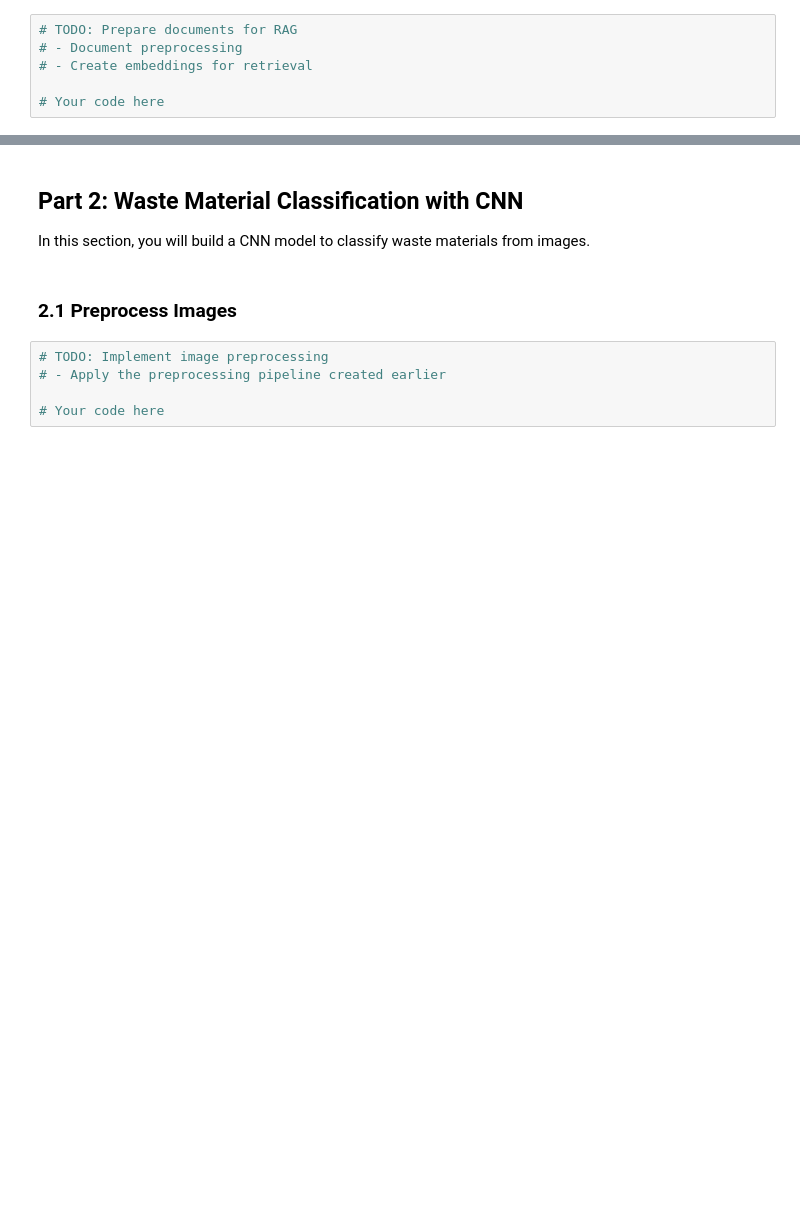
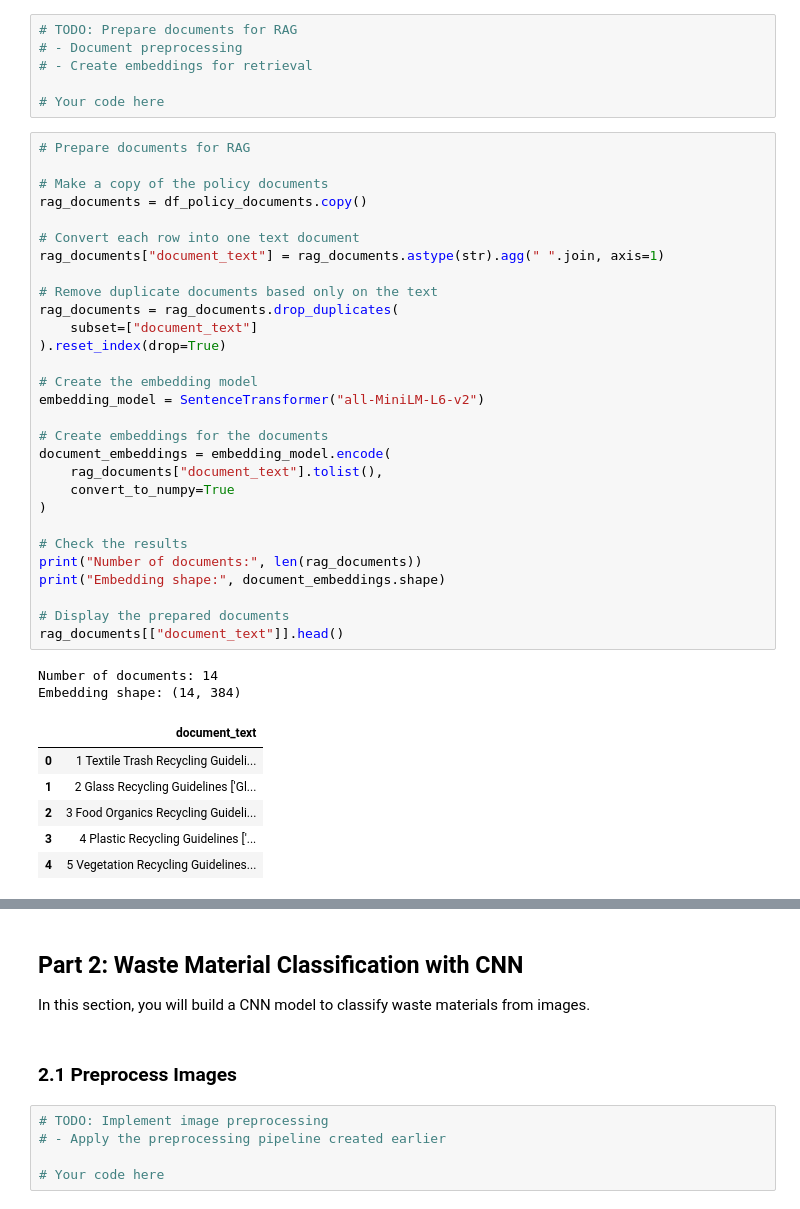
Before and after one commit to JacintaOsoro/NNs-and-SIMILIAR-MODELS-GROUP-8, a Jupyter notebook: waste_management_summative.ipynb, the cells around one changed output, grey strips where cells are left out. Saved outputs shown, nothing was run; the diff lists cells and outputs as text; blank space fills up the shorter version.

```diff
--- a/waste_management_summative.ipynb
+++ b/waste_management_summative.ipynb
@@ -294,3 +454,41 @@ dtype: object
 # - Create embeddings for retrieval
 
 # Your code here
+# %%
+# Prepare documents for RAG
+
+# Make a copy of the policy documents
+rag_documents = df_policy_documents.copy()
+
+# Convert each row into one text document
+rag_documents["document_text"] = rag_documents.astype(str).agg(" ".join, axis=1)
+
+# Remove duplicate documents based only on the text
+rag_documents = rag_documents.drop_duplicates(
+    subset=["document_text"]
+).reset_index(drop=True)
+
+# Create the embedding model
+embedding_model = SentenceTransformer("all-MiniLM-L6-v2")
+
+# Create embeddings for the documents
+document_embeddings = embedding_model.encode(
+    rag_documents["document_text"].tolist(),
+    convert_to_numpy=True
+)
+
+# Check the results
+print("Number of documents:", len(rag_documents))
+print("Embedding shape:", document_embeddings.shape)
+
+# Display the prepared documents
+rag_documents[["document_text"]].head()
+# %% [output]
+Number of documents: 14
+Embedding shape: (14, 384)
+|  | document_text |
+| 0 | 1 Textile Trash Recycling Guideli... |
+| 1 | 2 Glass Recycling Guidelines ['Gl... |
+| 2 | 3 Food Organics Recycling Guideli... |
+| 3 | 4 Plastic Recycling Guidelines ['... |
+| 4 | 5 Vegetation Recycling Guidelines... |
```
Also changed, not shown: parts of 43 cells of this notebook.
